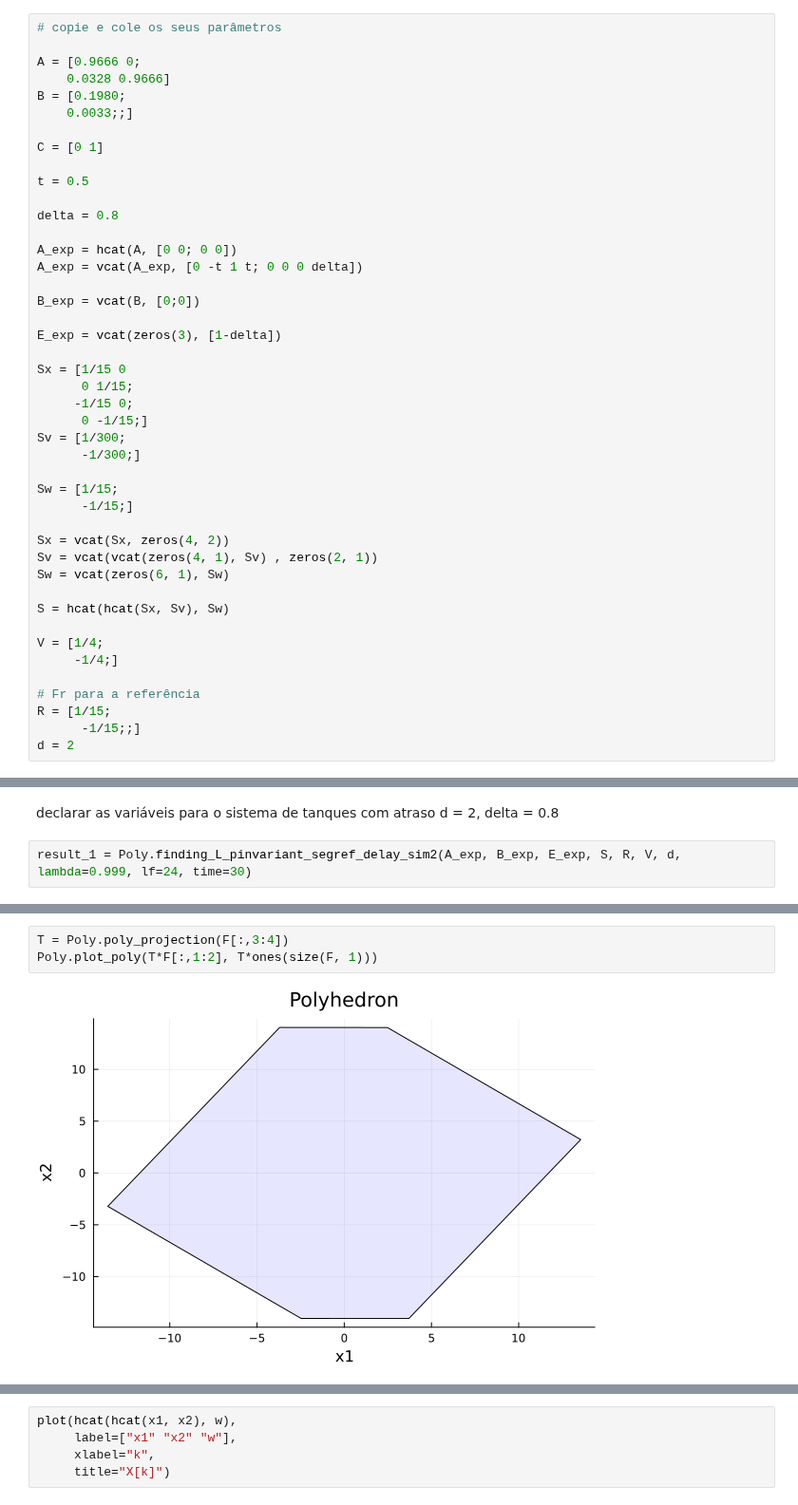
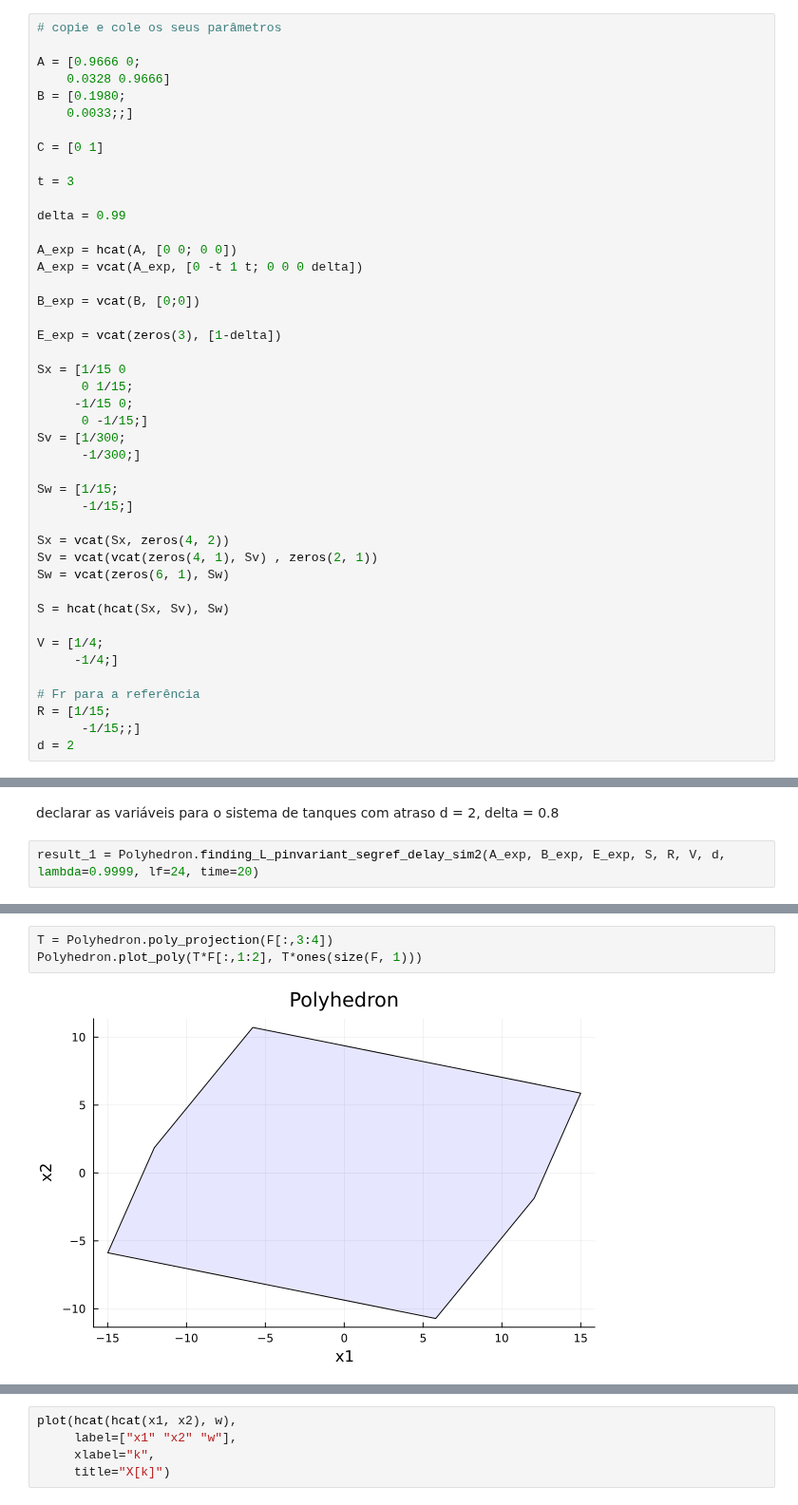
Before and after one commit to Nicholas-Wallace/Polyhedron, a Jupyter notebook: simulations/exemplo_artigo_u.ipynb, the cells around one changed output, grey strips where cells are left out. Shown at 95% size. Drawn from its saved outputs; the diff is of its cells as text.

Commit message:
Changed the segref_delay,inserted Old variant of get_extVert_tuple and started the simulation

```diff
--- a/simulations/exemplo_artigo_u.ipynb
+++ b/simulations/exemplo_artigo_u.ipynb
@@ -21,9 +25,9 @@ B = [0.1980;
 
 C = [0 1]
 
-t = 0.5
+t = 3
 
-delta = 0.8
+delta = 0.99
 
 A_exp = hcat(A, [0 0; 0 0])
 A_exp = vcat(A_exp, [0 -t 1 t; 0 0 0 delta])
@@ -60,5 +64,5 @@ d = 2
 # %% [markdown]
 declarar as variáveis para o sistema de tanques com atraso d = 2, delta = 0.8
 # %%
-result_1 = Poly.finding_L_pinvariant_segref_delay_sim2(A_exp, B_exp, E_exp, S, R, V, d, lambda=0.999, lf=24, time=30)
+result_1 = Polyhedron.finding_L_pinvariant_segref_delay_sim2(A_exp, B_exp, E_exp, S, R, V, d, lambda=0.9999, lf=24, time=20)
 # %% [output]
@@ -119,8 +123,8 @@ G = result_1["G"]
 # %%
-T = Poly.poly_projection(F[:,3:4])
-Poly.plot_poly(T*F[:,1:2], T*ones(size(F, 1)))
+T = Polyhedron.poly_projection(F[:,3:4])
+Polyhedron.plot_poly(T*F[:,1:2], T*ones(size(F, 1)))
 # %% [output]
-[figure, old version]
+[figure, new version]
 # %%
 using Plots
 
```
Also changed, not shown: parts of 7 cells of this notebook, 2 other files.
